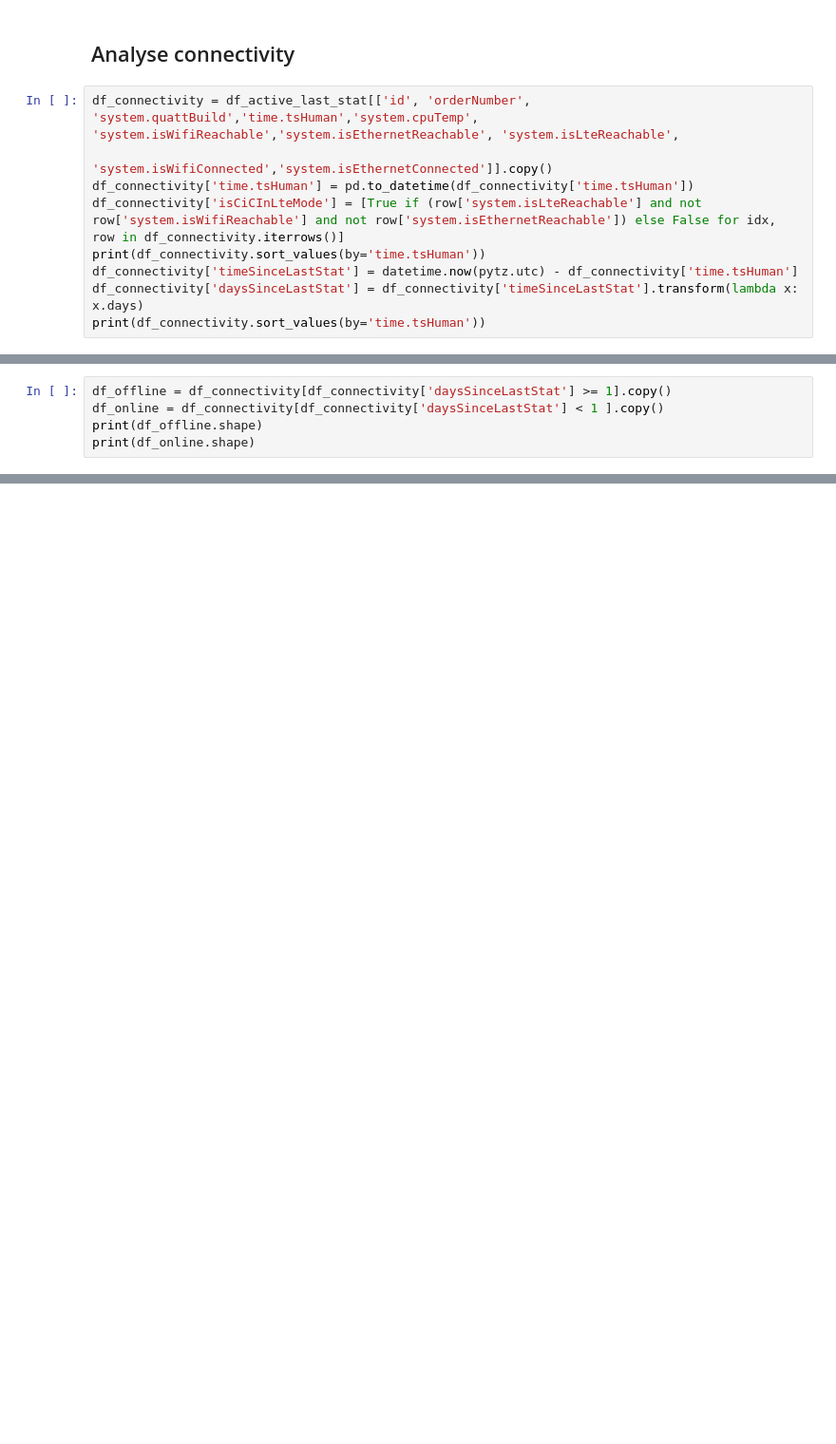
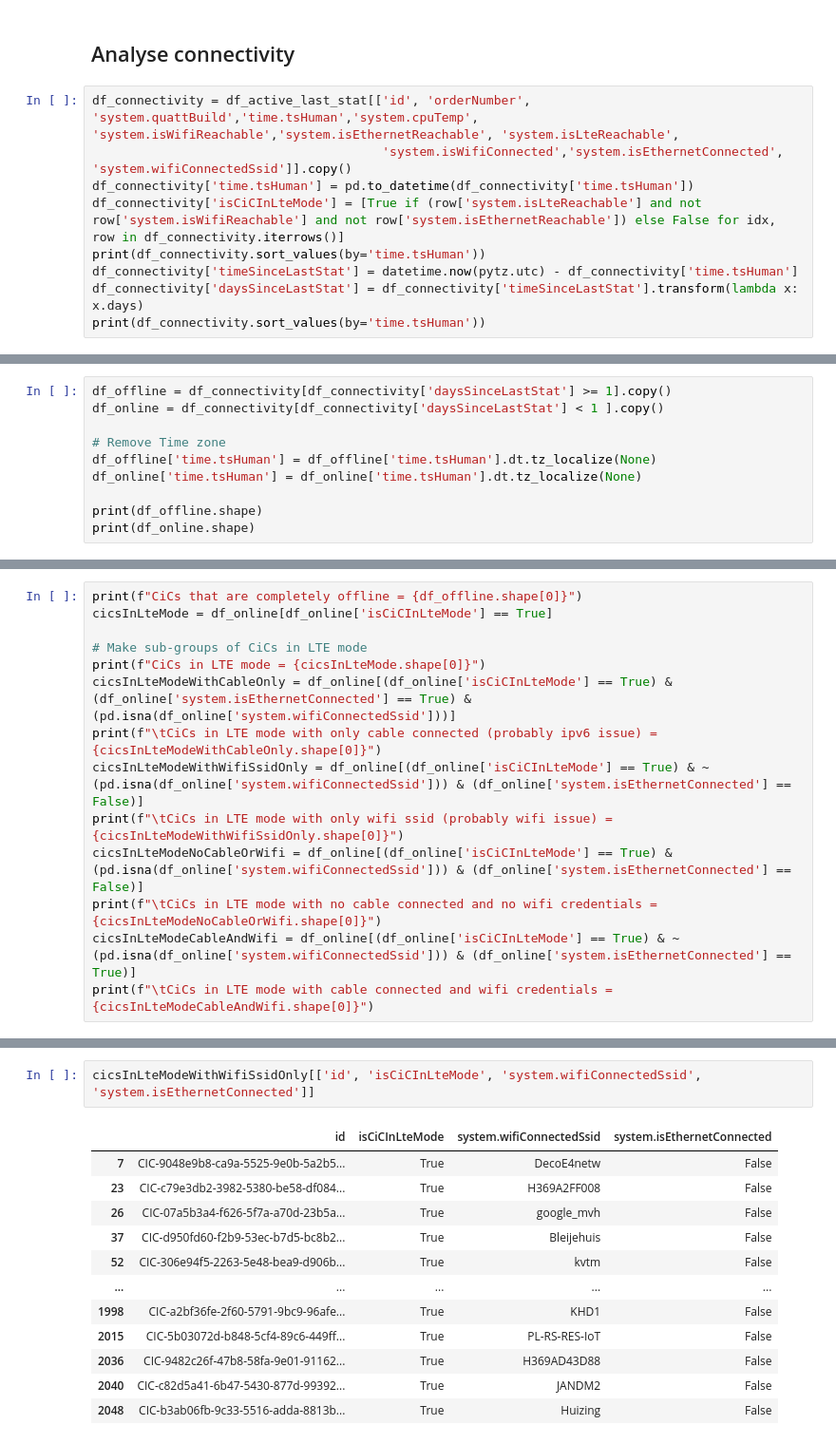
Before and after one commit to season0112/quatt_data_analysis, a Jupyter notebook: offline-cics/initial-analysis.ipynb, the cells around one changed output, grey strips where cells are left out. Shown at 95% size. Saved outputs shown, nothing was run; the diff lists cells and outputs as text; blank space fills up the shorter version.

```diff
--- a/offline-cics/initial-analysis.ipynb
+++ b/offline-cics/initial-analysis.ipynb
@@ -231,7 +231,7 @@ Name: count, dtype: int64
 ## Analyse connectivity
 # %%
 df_connectivity = df_active_last_stat[['id', 'orderNumber', 'system.quattBuild','time.tsHuman','system.cpuTemp', 'system.isWifiReachable','system.isEthernetReachable', 'system.isLteReachable',
-                                       'system.isWifiConnected','system.isEthernetConnected']].copy()
+                                       'system.isWifiConnected','system.isEthernetConnected', 'system.wifiConnectedSsid']].copy()
 df_connectivity['time.tsHuman'] = pd.to_datetime(df_connectivity['time.tsHuman'])
 df_connectivity['isCiCInLteMode'] = [True if (row['system.isLteReachable'] and not row['system.isWifiReachable'] and not row['system.isEthernetReachable']) else False for idx, row in df_connectivity.iterrows()]
 print(df_connectivity.sort_values(by='time.tsHuman'))
@@ -259,6 +259,11 @@ print(df_connectivity.sort_values(by='time.tsHuman'))
 # %%
 df_offline = df_connectivity[df_connectivity['daysSinceLastStat'] >= 1].copy()
 df_online = df_connectivity[df_connectivity['daysSinceLastStat'] < 1 ].copy()
+
+# Remove Time zone
+df_offline['time.tsHuman'] = df_offline['time.tsHuman'].dt.tz_localize(None)
+df_online['time.tsHuman'] = df_online['time.tsHuman'].dt.tz_localize(None)
+
 print(df_offline.shape)
 print(df_online.shape)
 # %% [output]
@@ -277,0 +272,14 @@ CiCs in LTE mode with wifi connected = 27
+# %%
+print(f"CiCs that are completely offline = {df_offline.shape[0]}")
+cicsInLteMode = df_online[df_online['isCiCInLteMode'] == True]
+
+# Make sub-groups of CiCs in LTE mode
+print(f"CiCs in LTE mode = {cicsInLteMode.shape[0]}")
+cicsInLteModeWithCableOnly = df_online[(df_online['isCiCInLteMode'] == True) & (df_online['system.isEthernetConnected'] == True) & (pd.isna(df_online['system.wifiConnectedSsid']))]
+print(f"\tCiCs in LTE mode with only cable connected (probably ipv6 issue) = {cicsInLteModeWithCableOnly.shape[0]}")
+cicsInLteModeWithWifiSsidOnly = df_online[(df_online['isCiCInLteMode'] == True) & ~(pd.isna(df_online['system.wifiConnectedSsid'])) & (df_online['system.isEthernetConnected'] == False)]
+print(f"\tCiCs in LTE mode with only wifi ssid (probably wifi issue) = {cicsInLteModeWithWifiSsidOnly.shape[0]}")
+cicsInLteModeNoCableOrWifi = df_online[(df_online['isCiCInLteMode'] == True) & (pd.isna(df_online['system.wifiConnectedSsid'])) & (df_online['system.isEthernetConnected'] == False)]
+print(f"\tCiCs in LTE mode with no cable connected and no wifi credentials = {cicsInLteModeNoCableOrWifi.shape[0]}")
+cicsInLteModeCableAndWifi = df_online[(df_online['isCiCInLteMode'] == True) & ~(pd.isna(df_online['system.wifiConnectedSsid'])) & (df_online['system.isEthernetConnected'] == True)]
+print(f"\tCiCs in LTE mode with cable connected and wifi credentials = {cicsInLteModeCableAndWifi.shape[0]}")
@@ -277,0 +293,15 @@ CiCs in LTE mode with wifi connected = 27
+# %%
+cicsInLteModeWithWifiSsidOnly[['id', 'isCiCInLteMode', 'system.wifiConnectedSsid', 'system.isEthernetConnected']]
+# %% [output]
+|  | id | isCiCInLteMode | system.wifiConnectedSsid | system.isEthernetConnected |
+| 7 | CIC-9048e9b8-ca9a-5525-9e0b-5a2b5... | True | DecoE4netw | False |
+| 23 | CIC-c79e3db2-3982-5380-be58-df084... | True | H369A2FF008 | False |
+| 26 | CIC-07a5b3a4-f626-5f7a-a70d-23b5a... | True | google_mvh | False |
+| 37 | CIC-d950fd60-f2b9-53ec-b7d5-bc8b2... | True | Bleijehuis | False |
+| 52 | CIC-306e94f5-2263-5e48-bea9-d906b... | True | kvtm | False |
+| ... | ... | ... | ... | ... |
+| 1998 | CIC-a2bf36fe-2f60-5791-9bc9-96afe... | True | KHD1 | False |
+| 2015 | CIC-5b03072d-b848-5cf4-89c6-449ff... | True | PL-RS-RES-IoT | False |
+| 2036 | CIC-9482c26f-47b8-58fa-9e01-91162... | True | H369AD43D88 | False |
+| 2040 | CIC-c82d5a41-6b47-5430-877d-99392... | True | JANDM2 | False |
+| 2048 | CIC-b3ab06fb-9c33-5516-adda-8813b... | True | Huizing | False |
```
Also changed, not shown: parts of 13 cells of this notebook, 1 other file.
